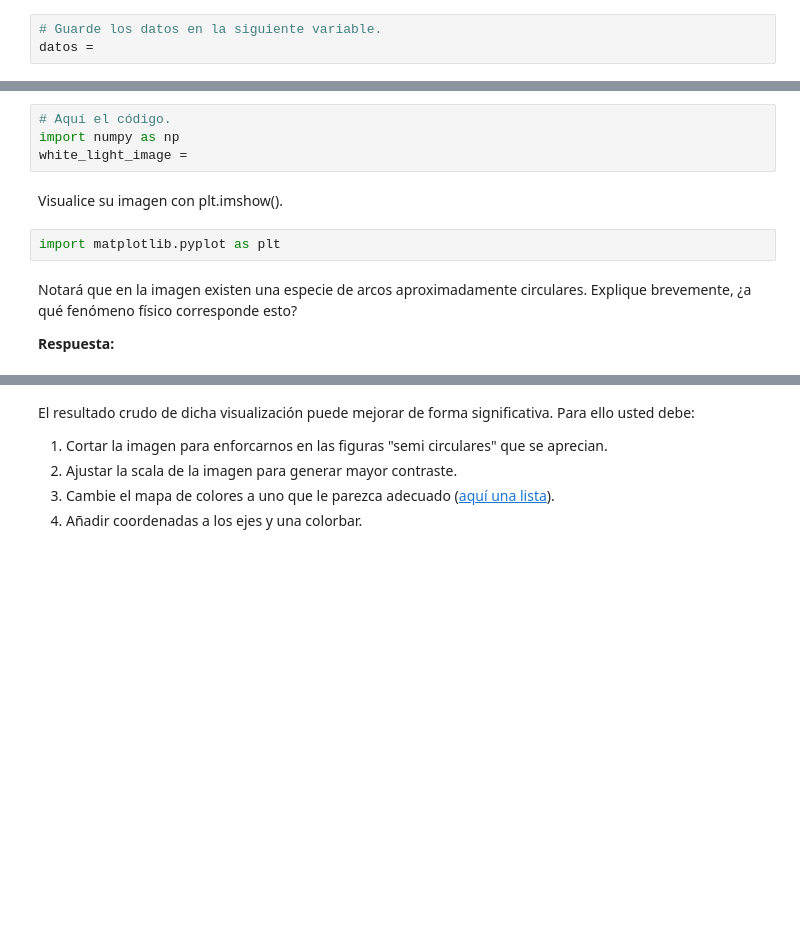
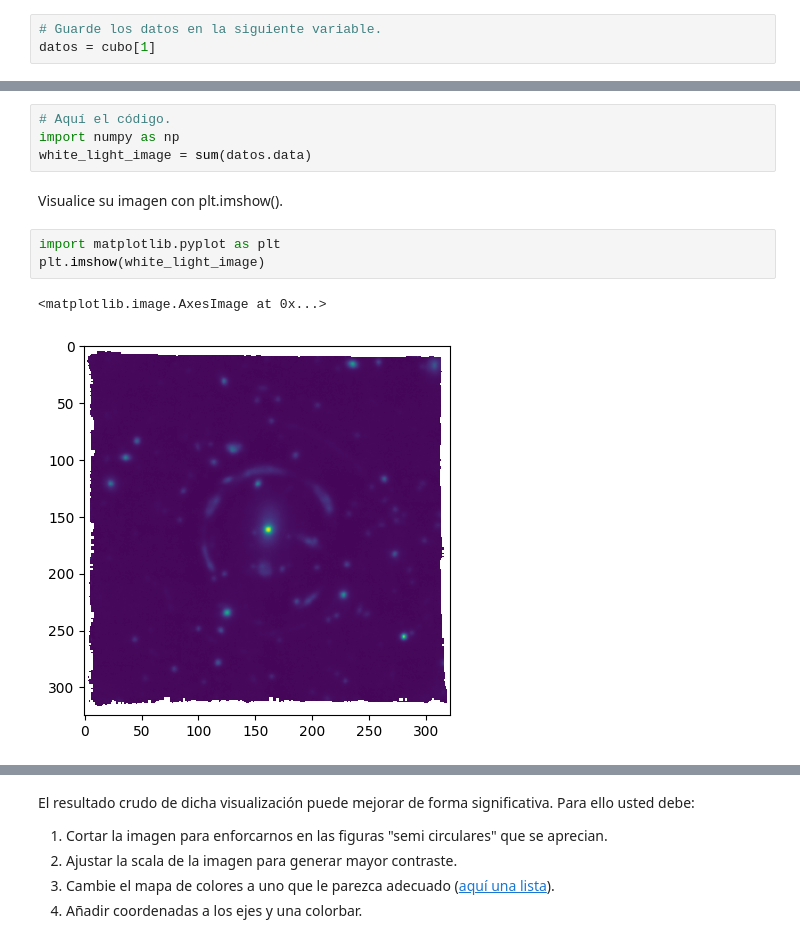
Before and after one commit to aliwen-figueroa/Tarea-4-aliwen-figueroa, a Jupyter notebook: Tarea4.ipynb, the cells around one changed output, grey strips where cells are left out. Saved outputs shown, nothing was run; the diff lists cells and outputs as text; blank space fills up the shorter version.

```diff
--- a/Tarea4.ipynb
+++ b/Tarea4.ipynb
@@ -109,6 +115,6 @@ ZAPSEG0 = '0:3681  '           / spectrum segment (pixels)
 ZAPNEV0 =                   71 / number of eigenvals/spectra used
 # %%
 # Guarde los datos en la siguiente variable.
-datos =
+datos = cubo[1]
 # %%
 print(datos.shape)     # noten que la dimensión de mayor número es la espectral, las otras 2 son espaciales :)
@@ -121,12 +129,12 @@ Cree un código capaz de calcular una white-light image (una línea con numpy),
 # %%
 # Aquí el código.
 import numpy as np
-white_light_image =
+white_light_image = sum(datos.data)
 # %% [markdown]
 Visualice su imagen con plt.imshow().
 # %%
 import matplotlib.pyplot as plt
+plt.imshow(white_light_image)
+# %% [output]
+<matplotlib.image.AxesImage at 0x...>
+[figure, added]
-# %% [markdown]
-Notará que en la imagen existen una especie de arcos aproximadamente circulares. Explique brevemente, ¿a qué fenómeno físico corresponde esto?
-
-**Respuesta:**
```
Also changed, not shown: parts of 6 cells of this notebook.
